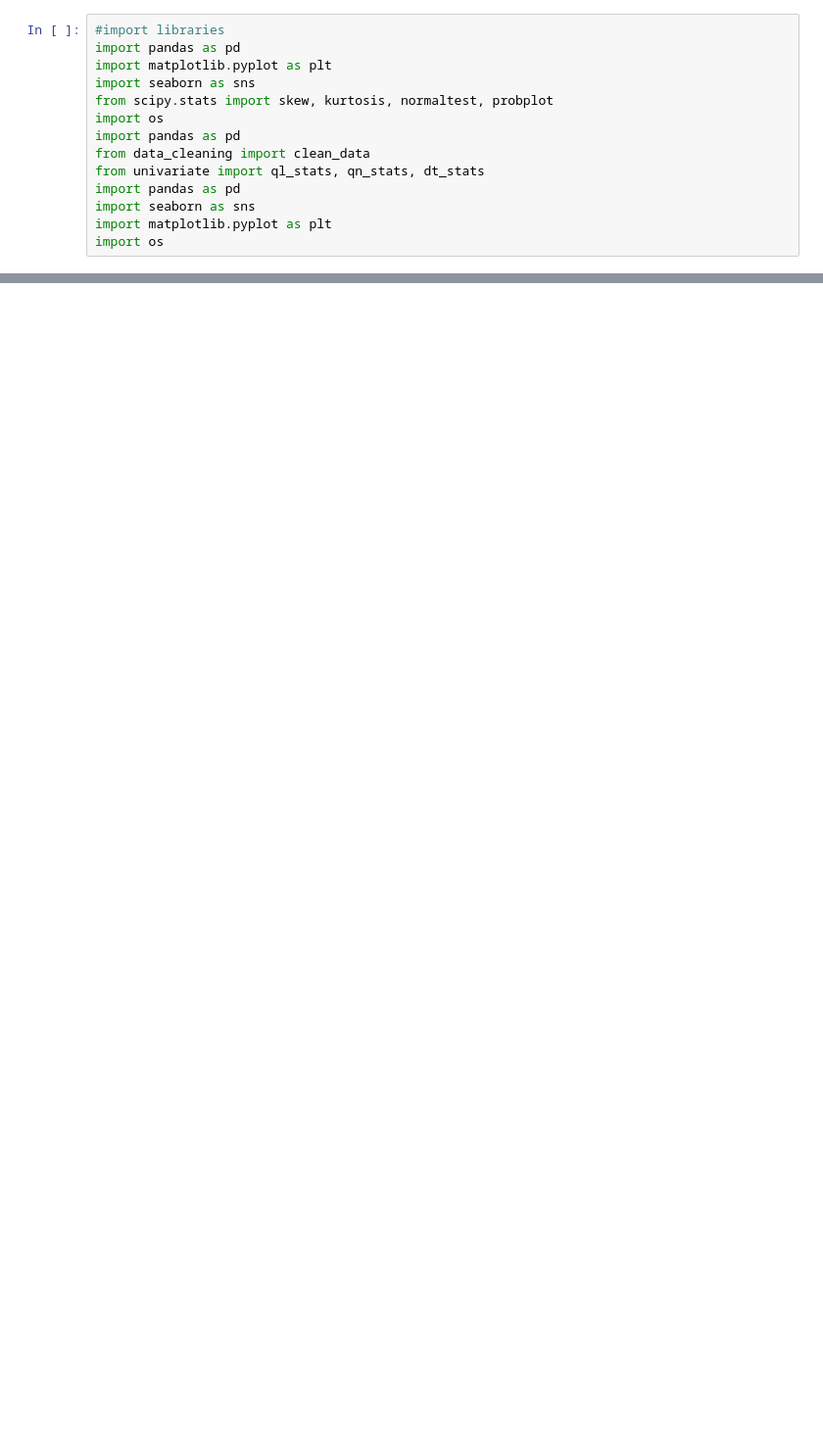
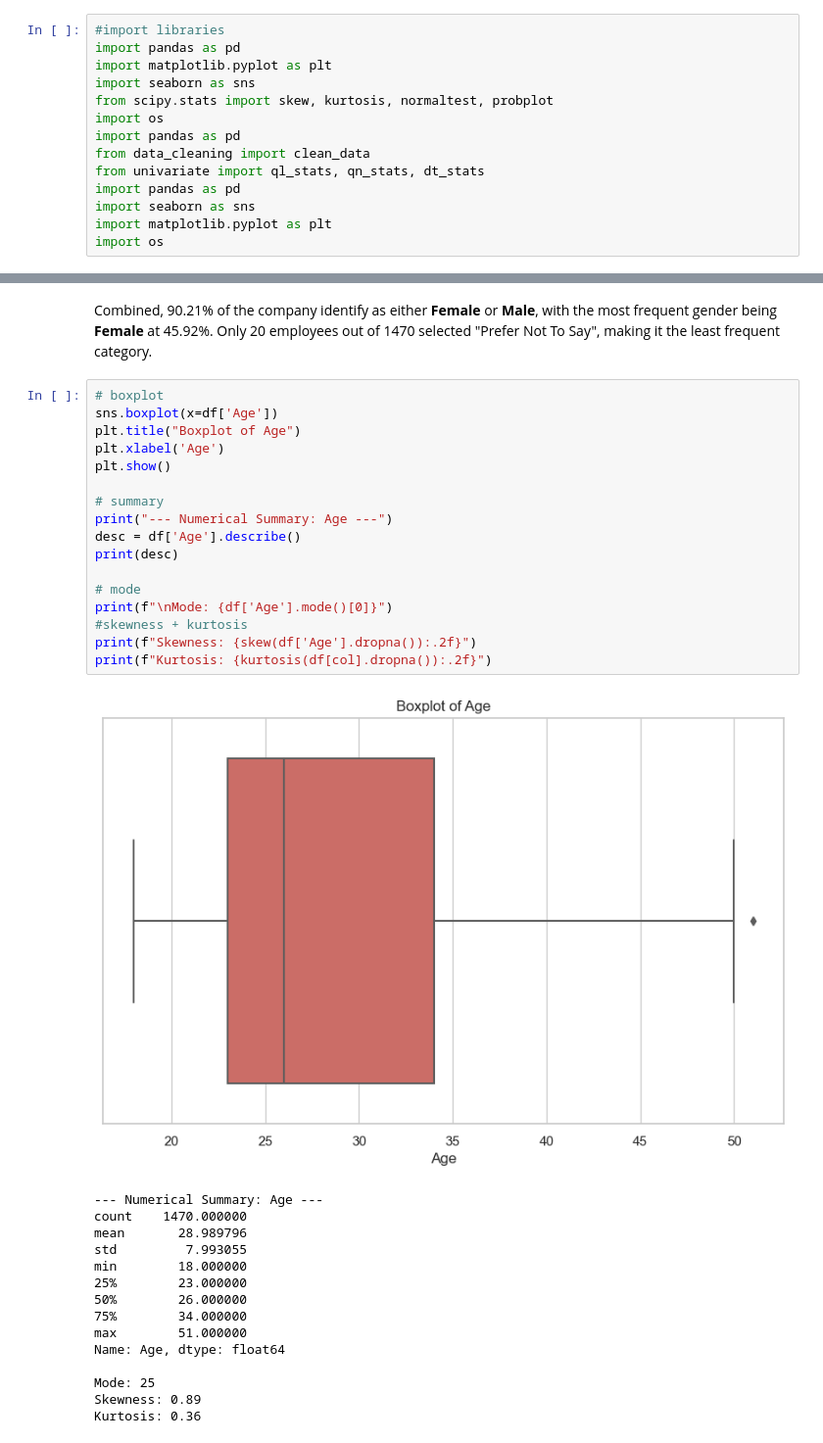
Before and after one commit to emilythaonguyen/hr-analytics, a Jupyter notebook: hr_analytics.ipynb, the cells around one changed output, grey strips where cells are left out. Shown: that part at 98% size. Drawn from its saved outputs; the diff is of its cells as text; blank space fills up the shorter version.

```diff
--- a/hr_analytics.ipynb
+++ b/hr_analytics.ipynb
@@ -784,0 +289,35 @@ for _, row in attrition_results.iterrows():
+# %% [markdown]
+Combined, 90.21% of the company identify as either **Female** or **Male**, with the most frequent gender being **Female** at 45.92%. Only 20 employees out of 1470 selected "Prefer Not To Say", making it the least frequent category.
+# %%
+# boxplot
+sns.boxplot(x=df['Age'])
+plt.title("Boxplot of Age")
+plt.xlabel('Age')
+plt.show()
+
+# summary
+print("--- Numerical Summary: Age ---")
+desc = df['Age'].describe()
+print(desc)
+
+# mode
+print(f"\nMode: {df['Age'].mode()[0]}")
+#skewness + kurtosis
+print(f"Skewness: {skew(df['Age'].dropna()):.2f}")
+print(f"Kurtosis: {kurtosis(df[col].dropna()):.2f}")
+# %% [output]
+[figure, added]
+--- Numerical Summary: Age ---
+count    1470.000000
+mean       28.989796
+std         7.993055
+min        18.000000
+25%        23.000000
+50%        26.000000
+75%        34.000000
+max        51.000000
+Name: Age, dtype: float64
+
+Mode: 25
+Skewness: 0.89
+Kurtosis: 0.36
```
Also changed, not shown: parts of 83 cells of this notebook, 33 other files.
